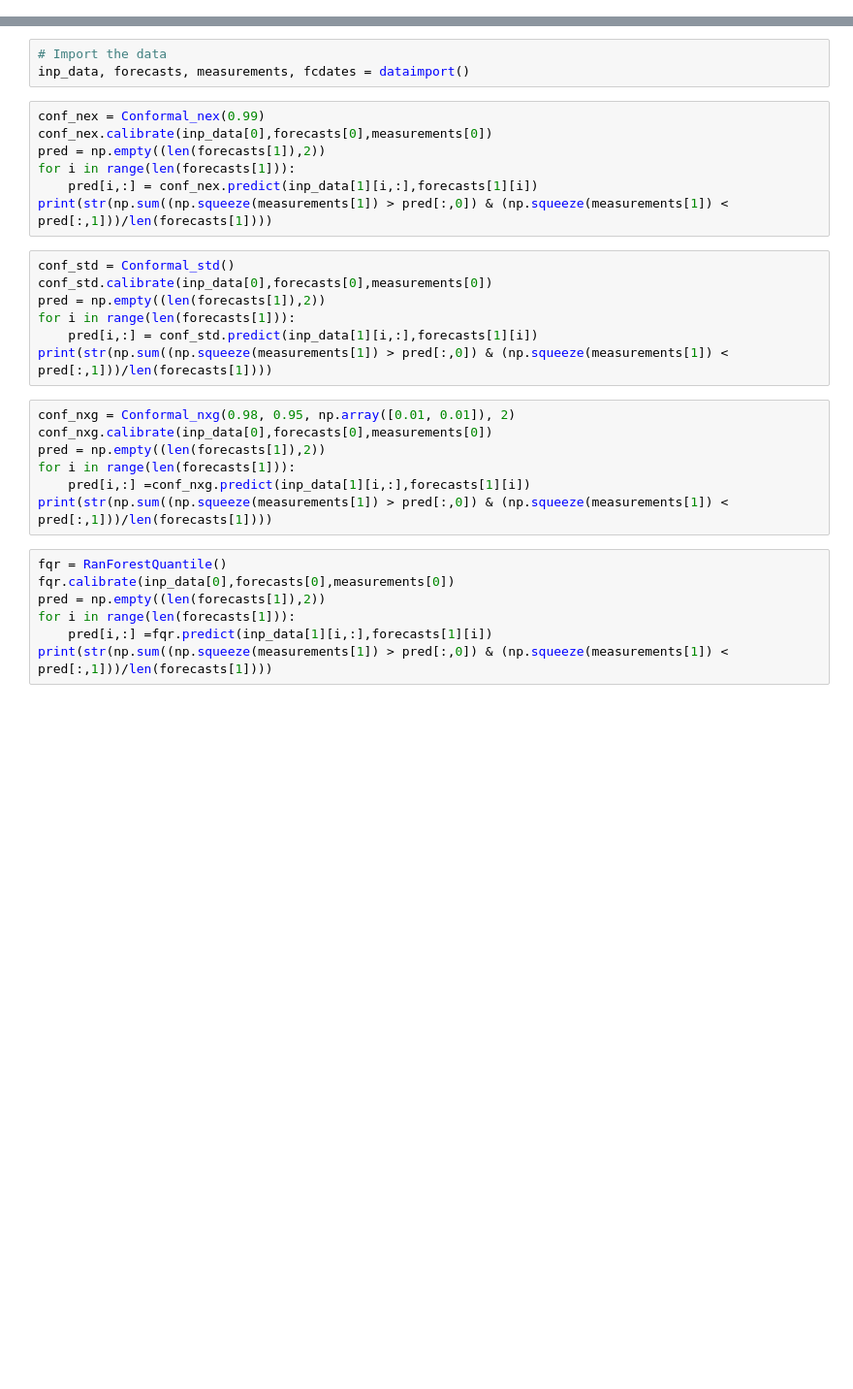
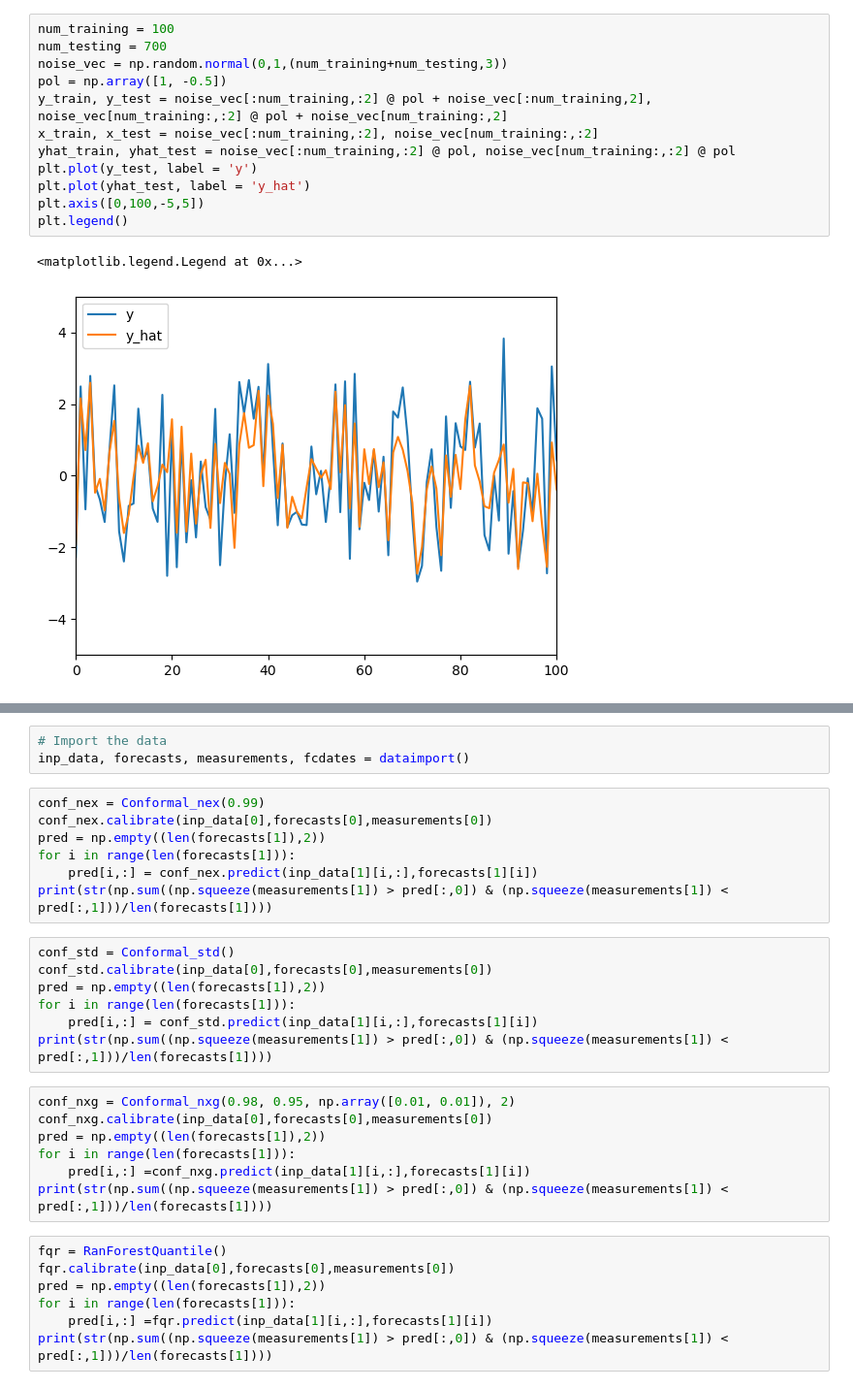
Before and after one commit to salthoff/wind-prediction-conformal, a Jupyter notebook: model_compare.ipynb, the cells around one changed output, grey strips where cells are left out. Shown: that part at 97% size. Drawn from its saved outputs; the diff is of its cells as text; blank space fills up the shorter version.

```diff
--- a/model_compare.ipynb
+++ b/model_compare.ipynb
@@ -10,0 +32,15 @@ import matplotlib.pyplot as plt
+# %%
+num_training = 100
+num_testing = 700
+noise_vec = np.random.normal(0,1,(num_training+num_testing,3))
+pol = np.array([1, -0.5])
+y_train, y_test = noise_vec[:num_training,:2] @ pol + noise_vec[:num_training,2], noise_vec[num_training:,:2] @ pol + noise_vec[num_training:,2]
+x_train, x_test = noise_vec[:num_training,:2], noise_vec[num_training:,:2]
+yhat_train, yhat_test = noise_vec[:num_training,:2] @ pol, noise_vec[num_training:,:2] @ pol
+plt.plot(y_test, label = 'y')
+plt.plot(yhat_test, label = 'y_hat')
+plt.axis([0,100,-5,5])
+plt.legend()
+# %% [output]
+<matplotlib.legend.Legend at 0x...>
+[figure, added]
```
Also changed, not shown: parts of 14 cells of this notebook, 3 other files.
